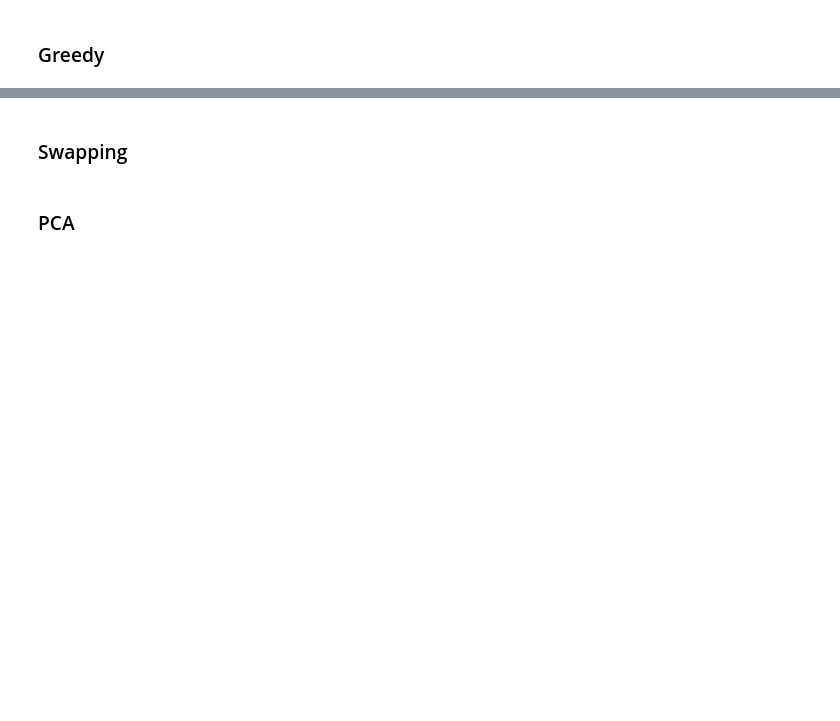
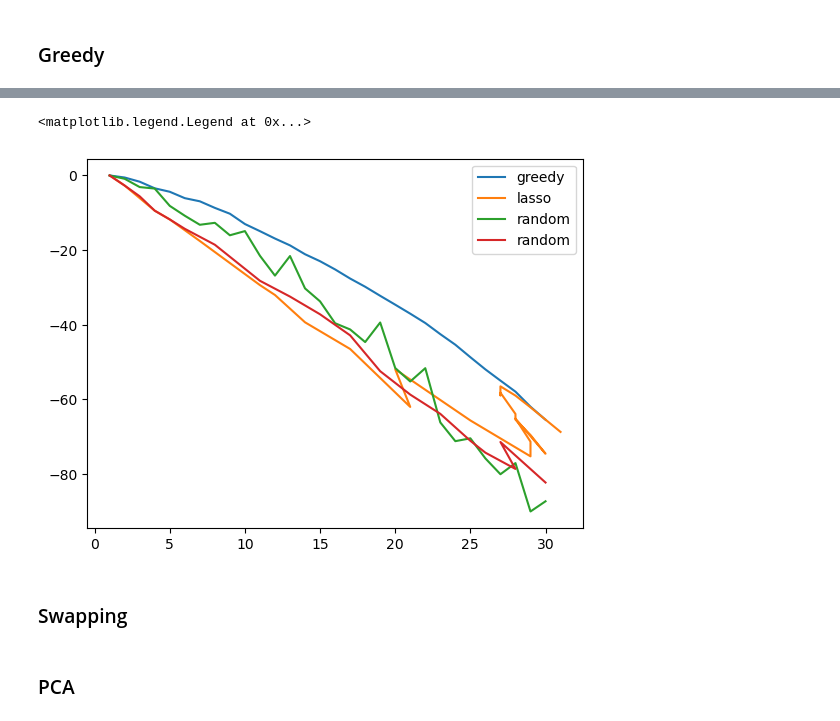
Before and after one commit to AnavSood/CSS, a Jupyter notebook: notebooks/blackrock_css.ipynb, the cells around one changed output, grey strips where cells are left out. Saved outputs shown, nothing was run; the diff lists cells and outputs as text; code cells hidden in the pictures; blank space fills up the shorter version.

```diff
--- a/notebooks/blackrock_css.ipynb
+++ b/notebooks/blackrock_css.ipynb
@@ -120,3 +265,12 @@ greedy_df = pd.DataFrame({'Number of Principal Components/Variables': np.arange(
+# %%
+plt.plot(np.arange(1, p_max + 1), greedy_det, label='greedy')
+plt.plot(lasso_dfs, lasso_det, label='lasso')
+plt.plot(np.arange(1, p_max + 1), random_det, label='random')
+plt.plot(cpfs_dfs, cpfs_det, label='random')
+plt.legend()
+# %% [output]
+<matplotlib.legend.Legend at 0x...>
+[figure, added]
 # %% [markdown]
 ### Swapping
 # %%
```
Also changed, not shown: parts of 40 cells of this notebook, 13 other files.
